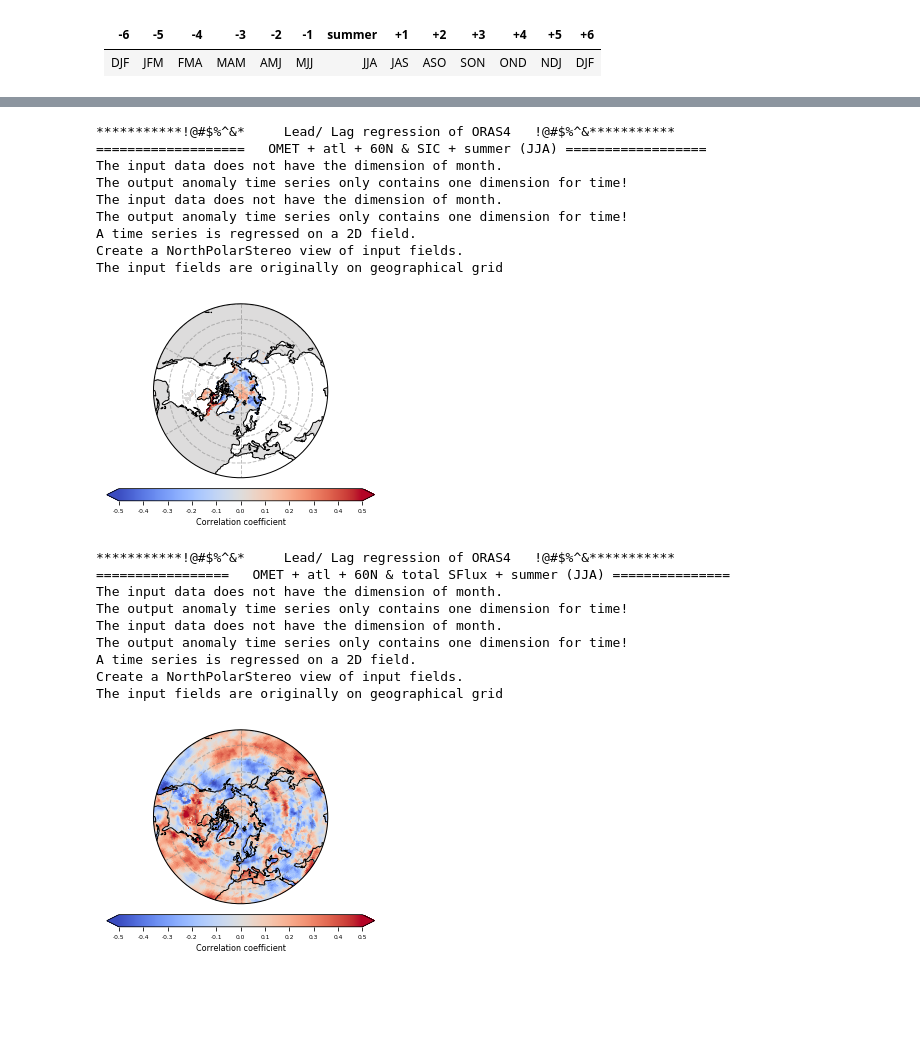
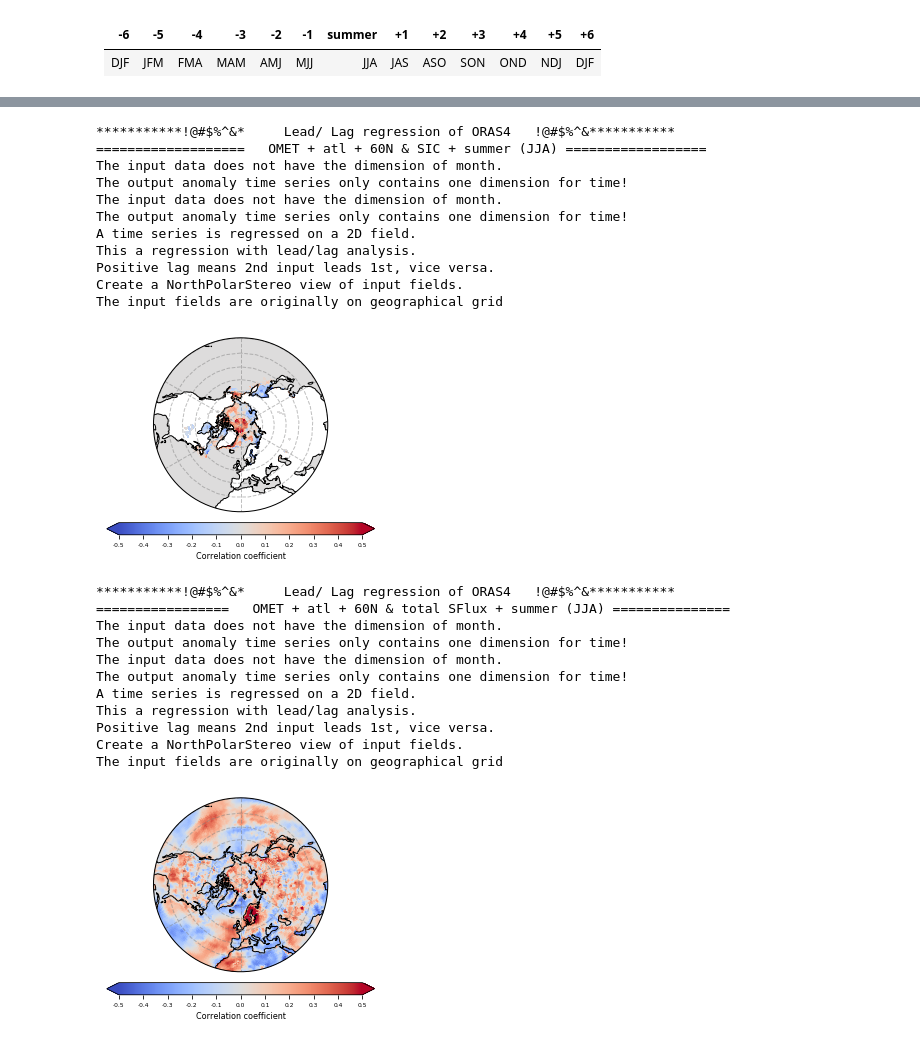
Before and after one commit to geek-yang/AirSeaFlow, a Jupyter notebook: Postprocessing/statistics_spatial/stat_spatial_season_fields_OMET_oras.ipynb, the cells around one changed output, grey strips where cells are left out. Saved outputs shown, nothing was run; the diff lists cells and outputs as text; code cells hidden in the pictures; blank space fills up the shorter version.

```diff
--- a/Postprocessing/statistics_spatial/stat_spatial_season_fields_OMET_oras.ipynb
+++ b/Postprocessing/statistics_spatial/stat_spatial_season_fields_OMET_oras.ipynb
@@ -411,7 +449,7 @@ The input fields are originally on geographical grid
 # %%
     print ('***********!@#$%^&*     Lead/ Lag regression of ORAS4   !@#$%^&***********')
     print ('===================   OMET + atl + 60N & SIC + summer (JJA) ==================')
-    lag = 0
+    lag = 5
     OMET_season_series = meta.statistics.operator.seasons(OMET_atl_int_ORAS4[:,:,53],
                                                           span='JJA', Dim_month=True)
     stat_OMET_ORAS4 = meta.statistics.operator(OMET_season_series)
@@ -441,42 +479,46 @@ The output anomaly time series only contains one dimension for time!
 The input data does not have the dimension of month.
 The output anomaly time series only contains one dimension for time!
 A time series is regressed on a 2D field.
+This a regression with lead/lag analysis.
+Positive lag means 2nd input leads 1st, vice versa.
 Create a NorthPolarStereo view of input fields.
 The input fields are originally on geographical grid
-[figure, old version]
+[figure, new version]
 # %%
     print ('***********!@#$%^&*     Lead/ Lag regression of ORAS4   !@#$%^&***********')
     print ('=================   OMET + atl + 60N & total SFlux + summer (JJA) ===============')
-    lag = 0
+    lag = 5
     OMET_season_series = meta.statistics.operator.seasons(OMET_atl_int_ORAS4[:,:,53],
                                                           span='JJA', Dim_month=True)
     stat_OMET_ORAS4 = meta.statistics.operator(OMET_season_series)
     stat_OMET_ORAS4.anomaly(Dim_month=False)
     stat_OMET_ORAS4.detrend()
     stat_OMET_ORAS4.lowpass(window=3, obj='detrend')
     SFlux_season_series = meta.statistics.operator.seasons(SFlux_ERAI_area[:,:,:95,:],
                                                            span=lag_summer[lag], Dim_month=True)
     stat_SFlux_ERAI = meta.statistics.operator(SFlux_season_series)
     stat_SFlux_ERAI.anomaly(Dim_month=False)
     stat_SFlux_ERAI.detrend()
     stat_SFlux_ERAI.lowpass(window=3, obj='detrend')
     k, r, p = meta.statistics.operator.linearRegress(stat_OMET_ORAS4._lowpass,
                                                      stat_SFlux_ERAI._lowpass, lag)
     #ticks = [-0.3, -0.2, -0.1, 0.0, 0.1, 0.2, 0.3]
     ticks = [-0.5, -0.4, -0.3, -0.2, -0.1, 0.0, 0.1, 0.2, 0.3, 0.4, 0.5]
     #ticks = [-0.8, -0.6, -0.4, -0.2, 0.0, 0.2, 0.4, 0.6, 0.8]
     label = 'Correlation coefficient'
     meta.visualizer.plots.geograph(latitude_fields_ERAI[:95], longitude_fields_ERAI[:], r, p,
                                    label, ticks, os.path.join(output_path, 'omet_SFlux', 'season',
                                    'spatial_ORAS4_atl_OMET_60N_lag_{}_ERAI_SFlux_JJA_annual.png'.format(lag)))
 # %% [output]
 ***********!@#$%^&*     Lead/ Lag regression of ORAS4   !@#$%^&***********
 =================   OMET + atl + 60N & total SFlux + summer (JJA) ===============
 The input data does not have the dimension of month.
 The output anomaly time series only contains one dimension for time!
 The input data does not have the dimension of month.
 The output anomaly time series only contains one dimension for time!
 A time series is regressed on a 2D field.
+This a regression with lead/lag analysis.
+Positive lag means 2nd input leads 1st, vice versa.
 Create a NorthPolarStereo view of input fields.
 The input fields are originally on geographical grid
-[figure, old version]
+[figure, new version]
```
Also changed, not shown: parts of 10 cells of this notebook, 3 other files.
